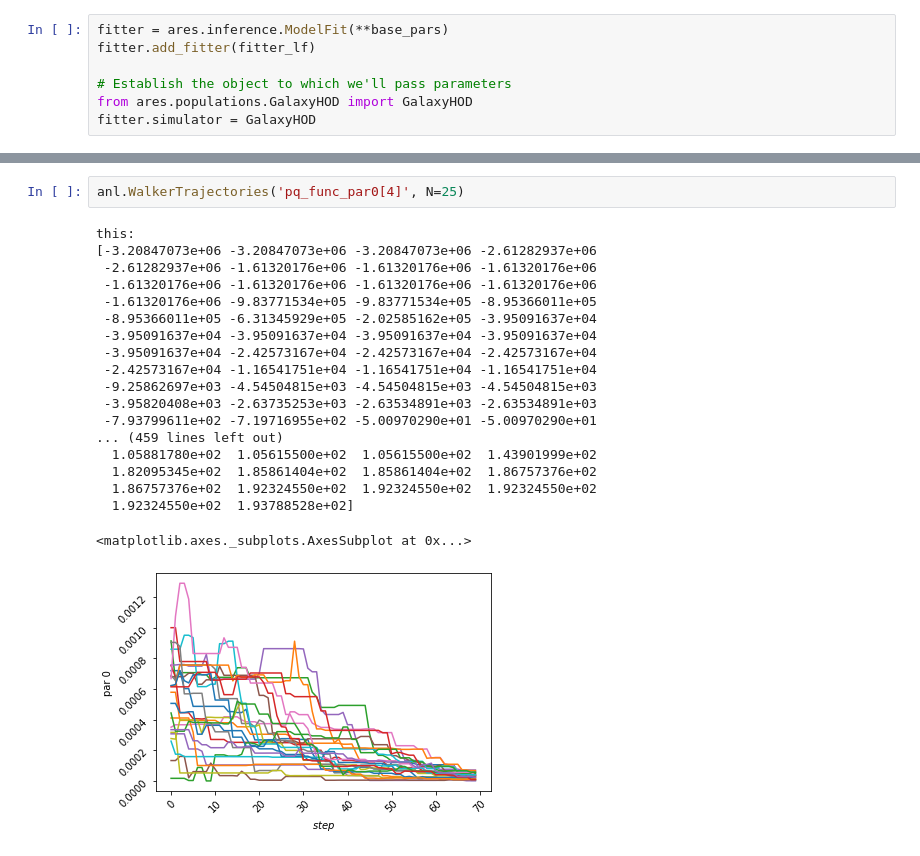
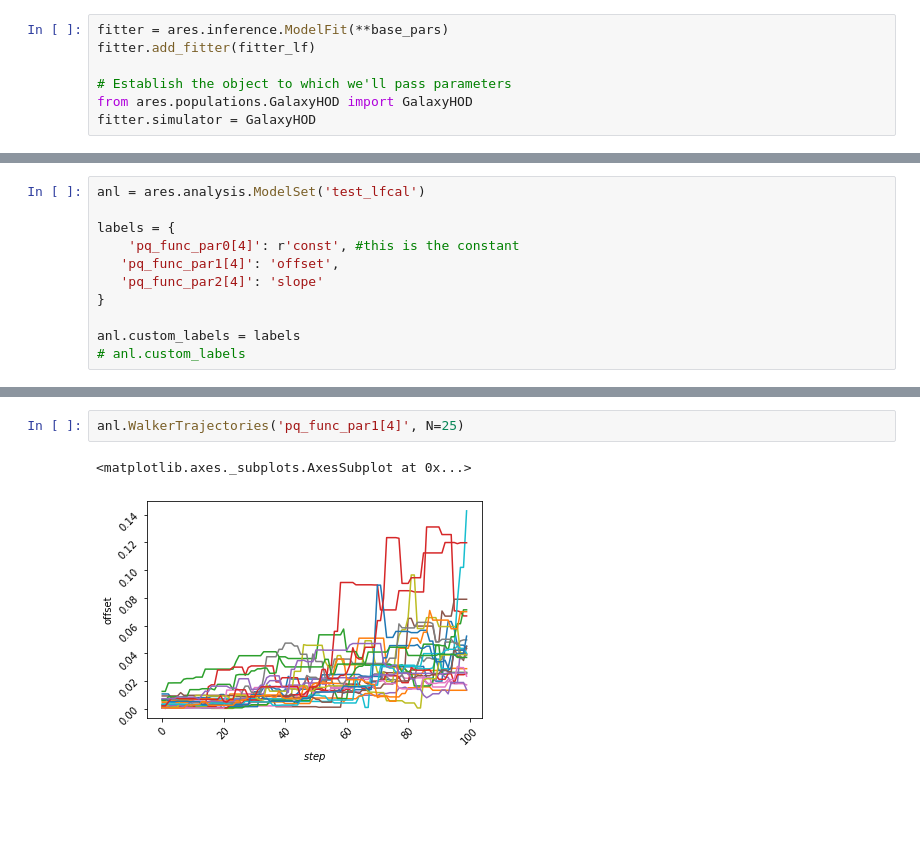
Before and after one commit to eklem1/GalaxySim, a Jupyter notebook: FirstFits.ipynb, the cells around one changed output, grey strips where cells are left out. Cells and saved outputs as stored; diff of their text form; blank space fills up the shorter version.

Commit message:
got labels working, and graphing best fit results, LF looks good, not SMF

```diff
--- a/FirstFits.ipynb
+++ b/FirstFits.ipynb
@@ -113,0 +135,11 @@ anl = ares.analysis.ModelSet('test_lfcal')
+# %%
+anl = ares.analysis.ModelSet('test_lfcal')
+
+labels = {
+    'pq_func_par0[4]': r'const', #this is the constant
+   'pq_func_par1[4]': 'offset',
+   'pq_func_par2[4]': 'slope'
+}
+
+anl.custom_labels = labels
+# anl.custom_labels
@@ -175,25 +196,8 @@ ax = anl.TrianglePlot(pars=free_pars, ivar=[z, None, None])
 # %%
-anl.WalkerTrajectories('pq_func_par0[4]', N=25)
+anl.WalkerTrajectories('pq_func_par1[4]', N=25)
 # %% [output]
-this:
-[-3.20847073e+06 -3.20847073e+06 -3.20847073e+06 -2.61282937e+06
- -2.61282937e+06 -1.61320176e+06 -1.61320176e+06 -1.61320176e+06
- -1.61320176e+06 -1.61320176e+06 -1.61320176e+06 -1.61320176e+06
- -1.61320176e+06 -9.83771534e+05 -9.83771534e+05 -8.95366011e+05
- -8.95366011e+05 -6.31345929e+05 -2.02585162e+05 -3.95091637e+04
- -3.95091637e+04 -3.95091637e+04 -3.95091637e+04 -3.95091637e+04
- -3.95091637e+04 -2.42573167e+04 -2.42573167e+04 -2.42573167e+04
- -2.42573167e+04 -1.16541751e+04 -1.16541751e+04 -1.16541751e+04
- -9.25862697e+03 -4.54504815e+03 -4.54504815e+03 -4.54504815e+03
- -3.95820408e+03 -2.63735253e+03 -2.63534891e+03 -2.63534891e+03
- -7.93799611e+02 -7.19716955e+02 -5.00970290e+01 -5.00970290e+01
-... (459 lines left out)
-  1.05881780e+02  1.05615500e+02  1.05615500e+02  1.43901999e+02
-  1.82095345e+02  1.85861404e+02  1.85861404e+02  1.86757376e+02
-  1.86757376e+02  1.92324550e+02  1.92324550e+02  1.92324550e+02
-  1.92324550e+02  1.93788528e+02]
+<matplotlib.axes._subplots.AxesSubplot at 0x...>
-<matplotlib.axes._subplots.AxesSubplot at 0x...>
-[figure, old version]
+[figure, new version]
 # %%
 print(free_pars)
 
```
Also changed, not shown: parts of 16 cells of this notebook, 1 other file.
